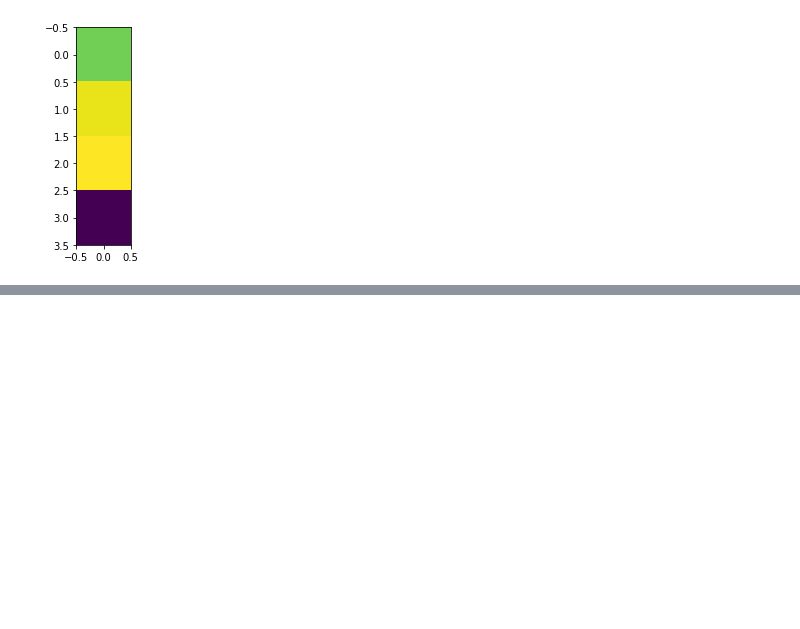
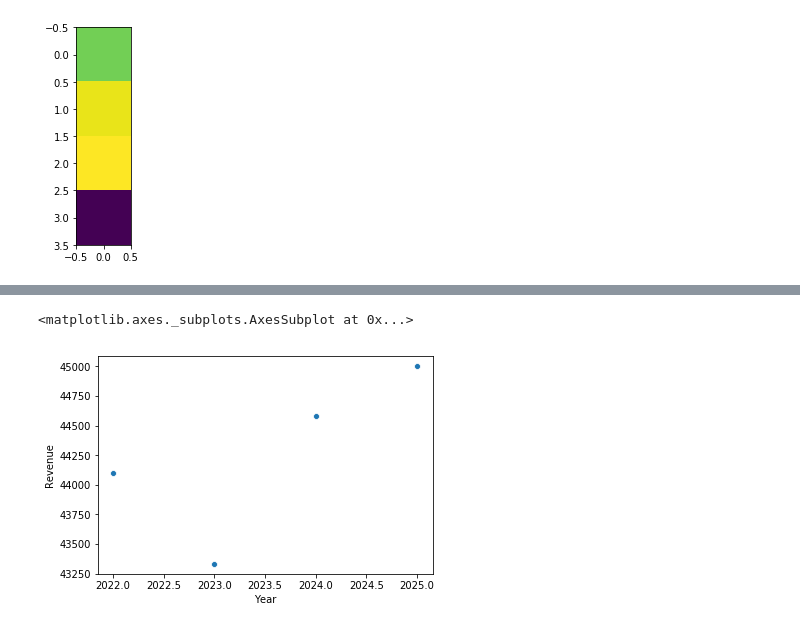
Before and after one commit to Ghoniem-Ghoniem/DataAnalysis, a Jupyter notebook: 04-Budget Data Visualization.ipynb, the cells around one changed output, grey strips where cells are left out. Cells and saved outputs as stored; diff of their text form; code cells hidden in the pictures; blank space fills up the shorter version.

```diff
--- a/04-Budget Data Visualization.ipynb
+++ b/04-Budget Data Visualization.ipynb
@@ -85,0 +105,6 @@ plt.show()
+# %%
+#Seaborn data visualization
+sb.scatterplot(X,Y)
+# %% [output]
+<matplotlib.axes._subplots.AxesSubplot at 0x...>
+[figure, added]
```
Also changed, not shown: parts of 9 cells of this notebook.
